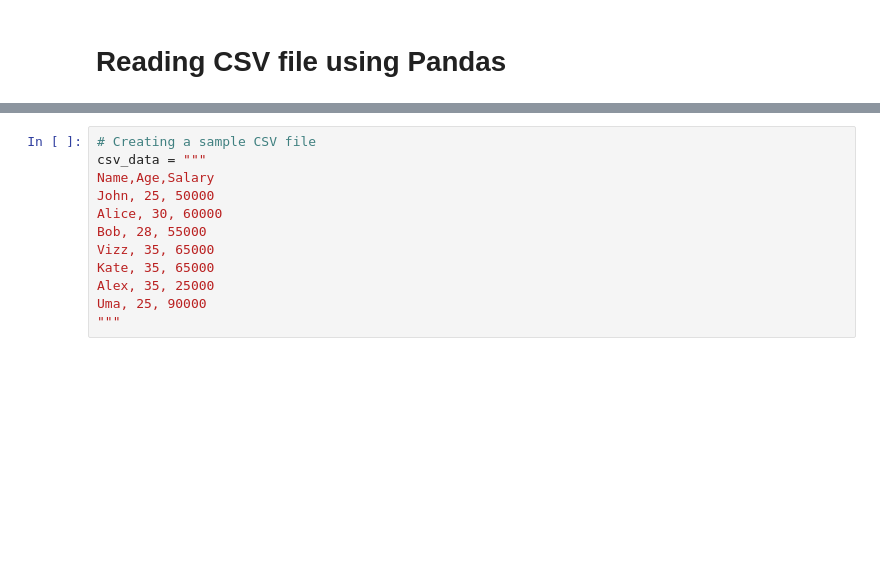
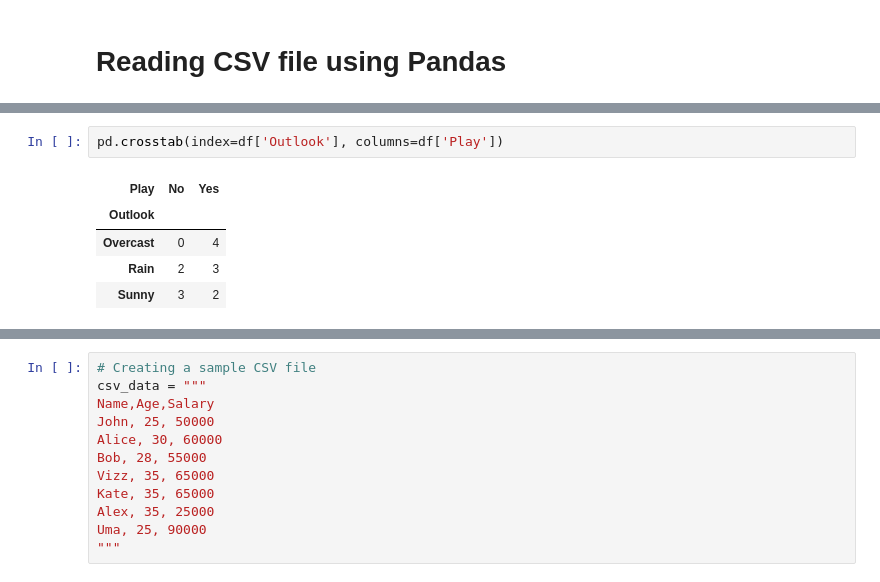
Before and after one commit to nipunbatra/ml-teaching, a Jupyter notebook: notebooks/numpy-pandas-basics.ipynb, the cells around one changed output, grey strips where cells are left out. Drawn from its saved outputs; the diff is of its cells as text; blank space fills up the shorter version.

```diff
--- a/notebooks/numpy-pandas-basics.ipynb
+++ b/notebooks/numpy-pandas-basics.ipynb
@@ -106,0 +287,8 @@ numpy_product = np.multiply(numpy_array_a, numpy_array_b)
+# %%
+pd.crosstab(index=df['Outlook'], columns=df['Play'])
+# %% [output]
+| Play | No | Yes |
+| Outlook |  |  |
+| Overcast | 0 | 4 |
+| Rain | 2 | 3 |
+| Sunny | 3 | 2 |
```
Also changed, not shown: parts of 32 cells of this notebook.
